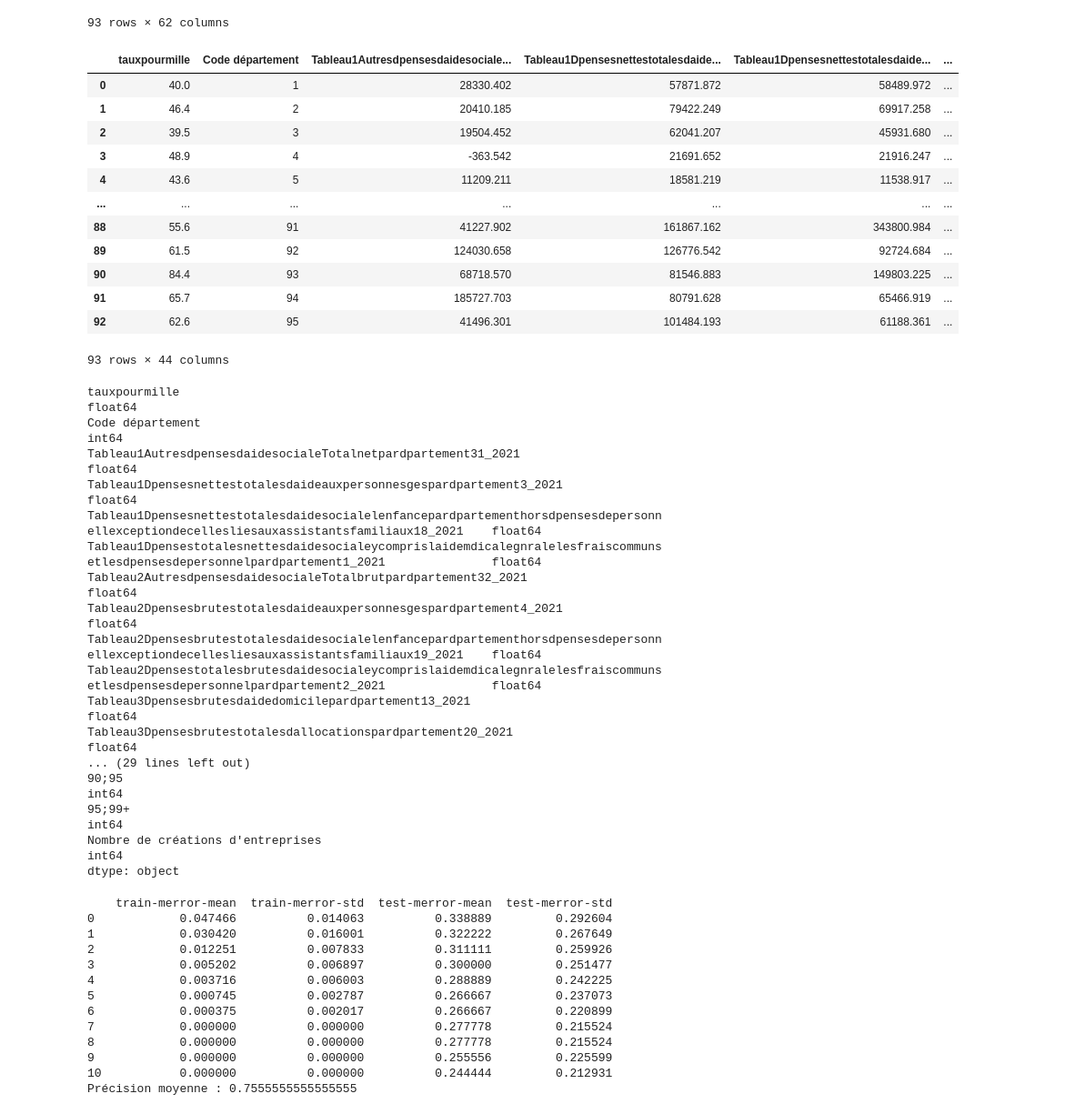
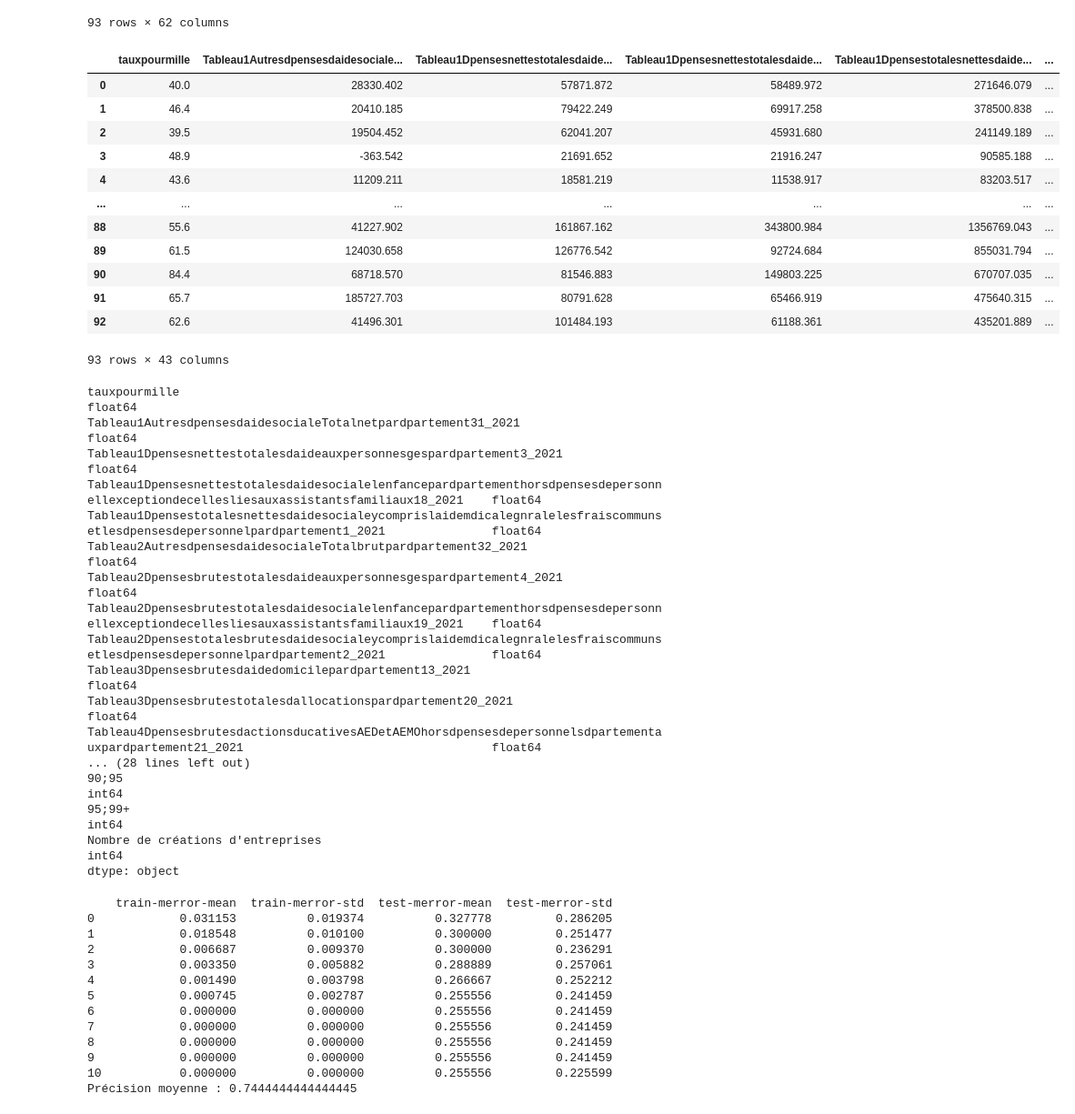
Before and after one commit to Gastonpallas/mspr-election, a Jupyter notebook: IA/XgBoost.ipynb, the cells around one changed output. Shown at 91% size. Drawn from its saved outputs; the diff is of its cells as text; code cells hidden in the pictures.

```diff
--- a/IA/XgBoost.ipynb
+++ b/IA/XgBoost.ipynb
@@ -27,35 +29,34 @@ df
 # %%
 
 # Prendre les colonnes intéressantes
 colonnes_a_garder = ['code_departement','tauxpourmille','gagnant']
 
 
 df_winner = df
-df_winner.drop(columns=['DLF', 'EELV', 'LFI', 'LR', 'LO', 'LREM', 'NPA', 'PCF', 'PS', 'RN', 'Reconuête', 'Résistons', 'abstentions', 'blancs', 'nuls', 'faits', 'code_departement_1', 'Département'], inplace=True)
+df_winner.drop(columns=['DLF', 'EELV', 'LFI', 'LR', 'LO', 'LREM', 'NPA', 'PCF', 'PS', 'RN', 'Reconuête', 'Résistons', 'abstentions', 'blancs', 'nuls', 'faits', 'code_departement_1', 'Département', 'Code département'], inplace=True)
 df_winner.columns = df_winner.columns.str.strip('[]')
 
 # df_winner = df[colonnes_a_garder]
 df_winner
 # %% [output]
-|  | tauxpourmille | Code département | Tableau1Autresdpensesdaidesociale... | Tableau1Dpensesnettestotalesdaide... | Tableau1Dpensesnettestotalesdaide... | ... |
-| 0 | 40.0 | 1 | 28330.402 | 57871.872 | 58489.972 | ... |
-| 1 | 46.4 | 2 | 20410.185 | 79422.249 | 69917.258 | ... |
-| 2 | 39.5 | 3 | 19504.452 | 62041.207 | 45931.680 | ... |
-| 3 | 48.9 | 4 | -363.542 | 21691.652 | 21916.247 | ... |
-| 4 | 43.6 | 5 | 11209.211 | 18581.219 | 11538.917 | ... |
+|  | tauxpourmille | Tableau1Autresdpensesdaidesociale... | Tableau1Dpensesnettestotalesdaide... | Tableau1Dpensesnettestotalesdaide... | Tableau1Dpensestotalesnettesdaide... | ... |
+| 0 | 40.0 | 28330.402 | 57871.872 | 58489.972 | 271646.079 | ... |
+| 1 | 46.4 | 20410.185 | 79422.249 | 69917.258 | 378500.838 | ... |
+| 2 | 39.5 | 19504.452 | 62041.207 | 45931.680 | 241149.189 | ... |
+| 3 | 48.9 | -363.542 | 21691.652 | 21916.247 | 90585.188 | ... |
+| 4 | 43.6 | 11209.211 | 18581.219 | 11538.917 | 83203.517 | ... |
 | ... | ... | ... | ... | ... | ... | ... |
-| 88 | 55.6 | 91 | 41227.902 | 161867.162 | 343800.984 | ... |
-| 89 | 61.5 | 92 | 124030.658 | 126776.542 | 92724.684 | ... |
-| 90 | 84.4 | 93 | 68718.570 | 81546.883 | 149803.225 | ... |
-| 91 | 65.7 | 94 | 185727.703 | 80791.628 | 65466.919 | ... |
-| 92 | 62.6 | 95 | 41496.301 | 101484.193 | 61188.361 | ... |
+| 88 | 55.6 | 41227.902 | 161867.162 | 343800.984 | 1356769.043 | ... |
+| 89 | 61.5 | 124030.658 | 126776.542 | 92724.684 | 855031.794 | ... |
+| 90 | 84.4 | 68718.570 | 81546.883 | 149803.225 | 670707.035 | ... |
+| 91 | 65.7 | 185727.703 | 80791.628 | 65466.919 | 475640.315 | ... |
+| 92 | 62.6 | 41496.301 | 101484.193 | 61188.361 | 435201.889 | ... |
-93 rows × 44 columns
+93 rows × 43 columns
 # %%
 
 df_winner.dtypes
 # %% [output]
 tauxpourmille                                                                                                                             float64
-Code département                                                                                                                            int64
 Tableau1AutresdpensesdaidesocialeTotalnetpardpartement31_2021                                                                             float64
 Tableau1Dpensesnettestotalesdaideauxpersonnesgespardpartement3_2021                                                                       float64
 Tableau1Dpensesnettestotalesdaidesocialelenfancepardpartementhorsdpensesdepersonnellexceptiondecellesliesauxassistantsfamiliaux18_2021    float64
@@ -66,7 +67,8 @@ Tableau2Dpensesbrutestotalesdaidesocialelenfancepardpartementhorsdpensesdeperson
 Tableau2Dpensestotalesbrutesdaidesocialeycomprislaidemdicalegnralelesfraiscommunsetlesdpensesdepersonnelpardpartement2_2021               float64
 Tableau3Dpensesbrutesdaidedomicilepardpartement13_2021                                                                                    float64
 Tableau3Dpensesbrutestotalesdallocationspardpartement20_2021                                                                              float64
-... (29 lines left out)
+Tableau4DpensesbrutesdactionsducativesAEDetAEMOhorsdpensesdepersonnelsdpartementauxpardpartement21_2021                                   float64
+... (28 lines left out)
 90;95                                                                                                                                       int64
 95;99+                                                                                                                                      int64
 Nombre de créations d'entreprises                                                                                                           int64
@@ -85,7 +87,7 @@ label_encoder = LabelEncoder()
 y = label_encoder.fit_transform(y)
 
 # Créer un objet DMatrix pour XGBoost
-dtrain = xgb.DMatrix(X, label=y, enable_categorical=True)
+dtrain = xgb.DMatrix(X, label=y)
 
 # Spécifier les paramètres du modèle XGBoost
 params = {
@@ -103,15 +105,15 @@ print(cv_results)
 print("Précision moyenne :", 1 - cv_results['test-merror-mean'].iloc[-1])
 # %% [output]
     train-merror-mean  train-merror-std  test-merror-mean  test-merror-std
-0            0.047466          0.014063          0.338889         0.292604
-1            0.030420          0.016001          0.322222         0.267649
-2            0.012251          0.007833          0.311111         0.259926
-3            0.005202          0.006897          0.300000         0.251477
-4            0.003716          0.006003          0.288889         0.242225
-5            0.000745          0.002787          0.266667         0.237073
-6            0.000375          0.002017          0.266667         0.220899
-7            0.000000          0.000000          0.277778         0.215524
-8            0.000000          0.000000          0.277778         0.215524
-9            0.000000          0.000000          0.255556         0.225599
-10           0.000000          0.000000          0.244444         0.212931
-Précision moyenne : 0.7555555555555555
+0            0.031153          0.019374          0.327778         0.286205
+1            0.018548          0.010100          0.300000         0.251477
+2            0.006687          0.009370          0.300000         0.236291
+3            0.003350          0.005882          0.288889         0.257061
+4            0.001490          0.003798          0.266667         0.252212
+5            0.000745          0.002787          0.255556         0.241459
+6            0.000000          0.000000          0.255556         0.241459
+7            0.000000          0.000000          0.255556         0.241459
+8            0.000000          0.000000          0.255556         0.241459
+9            0.000000          0.000000          0.255556         0.241459
+10           0.000000          0.000000          0.255556         0.225599
+Précision moyenne : 0.7444444444444445
```
Also changed, not shown: parts of 3 cells of this notebook.
